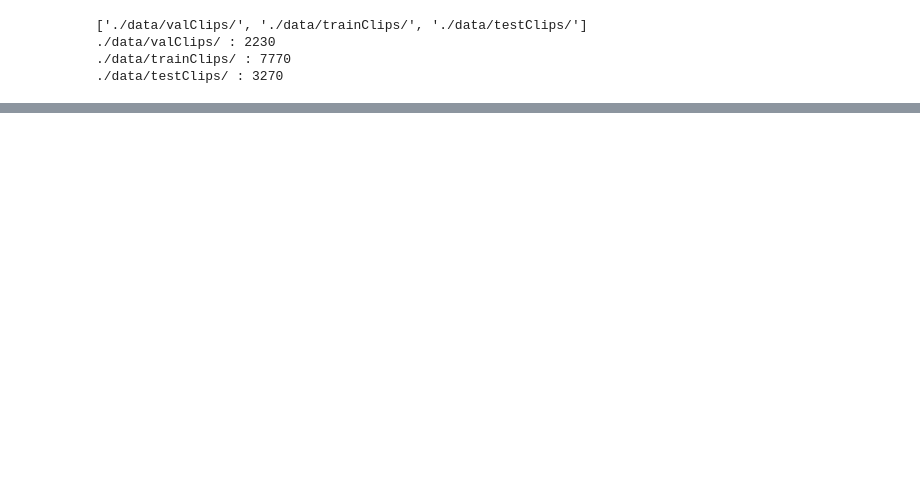
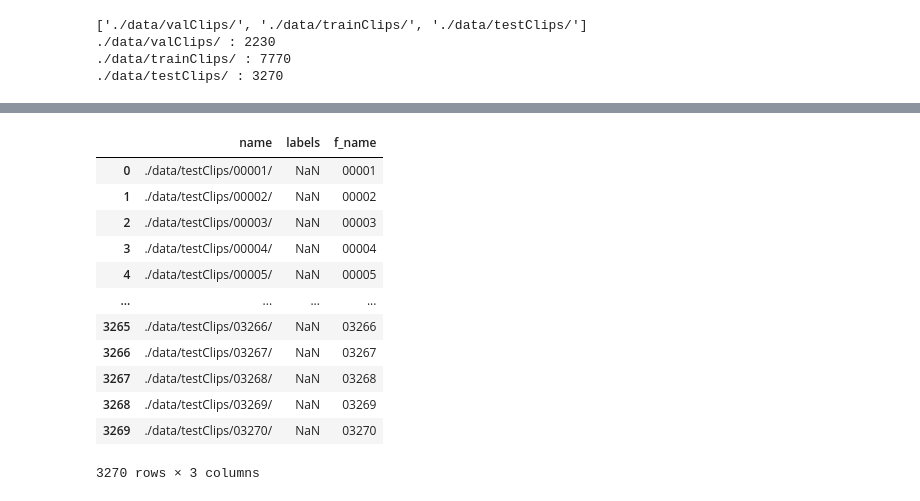
Before and after one commit to SudoMishra/Assessment3, a Jupyter notebook: EDA.ipynb, the cells around one changed output, grey strips where cells are left out. Cells and saved outputs as stored; diff of their text form; code cells hidden in the pictures; blank space fills up the shorter version.

```diff
--- a/EDA.ipynb
+++ b/EDA.ipynb
@@ -108,0 +124,16 @@ ani = animation.FuncAnimation(
+# %%
+df_test
+# %% [output]
+|  | name | labels | f_name |
+| 0 | ./data/testClips/00001/ | NaN | 00001 |
+| 1 | ./data/testClips/00002/ | NaN | 00002 |
+| 2 | ./data/testClips/00003/ | NaN | 00003 |
+| 3 | ./data/testClips/00004/ | NaN | 00004 |
+| 4 | ./data/testClips/00005/ | NaN | 00005 |
+| ... | ... | ... | ... |
+| 3265 | ./data/testClips/03266/ | NaN | 03266 |
+| 3266 | ./data/testClips/03267/ | NaN | 03267 |
+| 3267 | ./data/testClips/03268/ | NaN | 03268 |
+| 3268 | ./data/testClips/03269/ | NaN | 03269 |
+| 3269 | ./data/testClips/03270/ | NaN | 03270 |
+3270 rows × 3 columns
```
Also changed, not shown: parts of 15 cells of this notebook, 32 other files.
